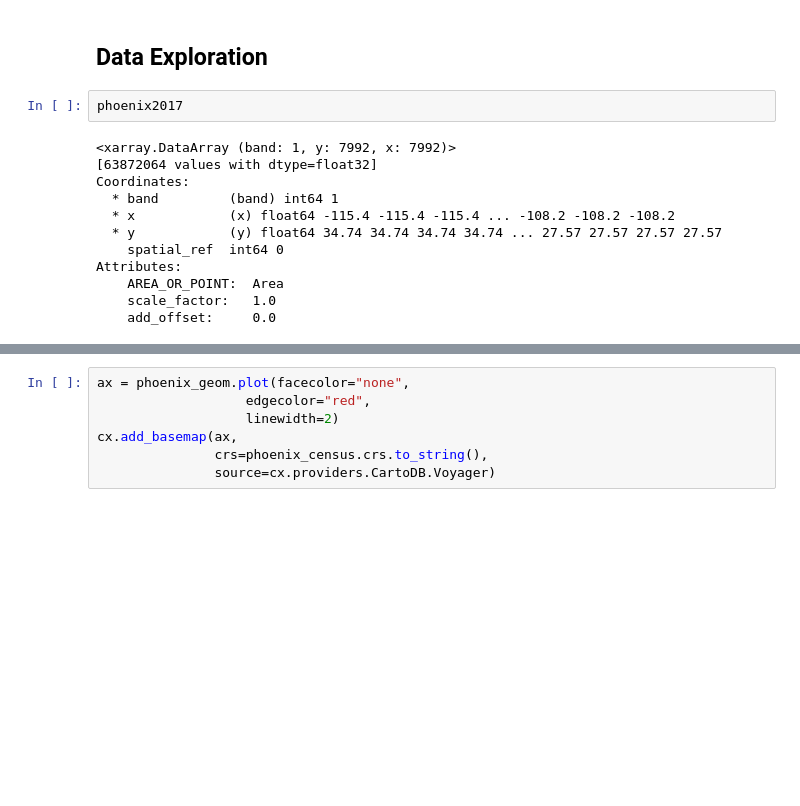
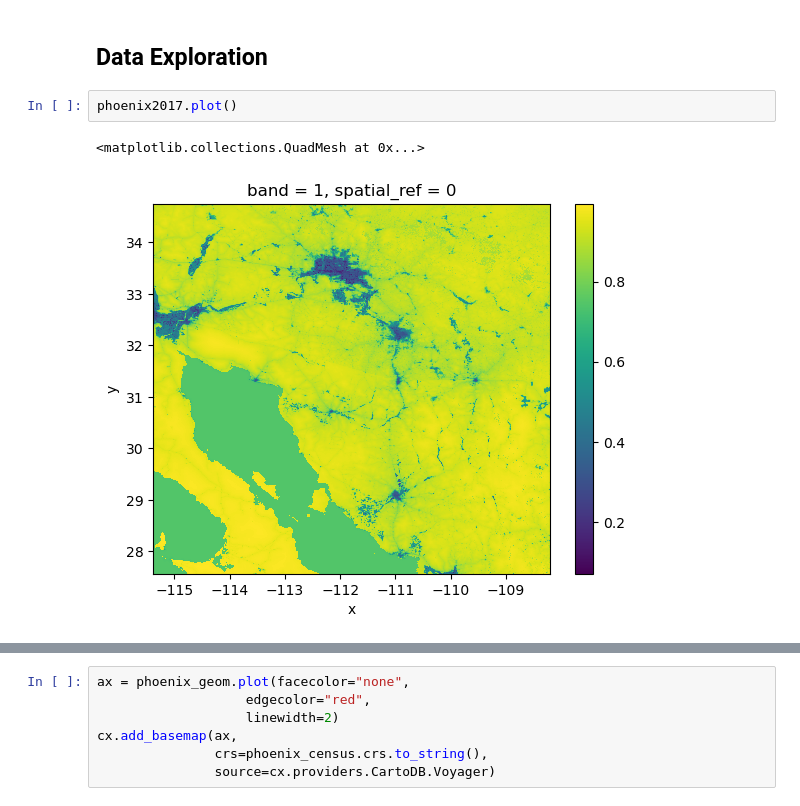
Before and after one commit to shmuir/phoenix-biodiversity-index, a Jupyter notebook: phoenix-biodiversity.ipynb, the cells around one changed output, grey strips where cells are left out. Drawn from its saved outputs; the diff is of its cells as text; blank space fills up the shorter version.

Commit message:
data exploration

```diff
--- a/phoenix-biodiversity.ipynb
+++ b/phoenix-biodiversity.ipynb
@@ -96,17 +96,8 @@ phoenix_geom = phoenix_geom.to_crs(phoenix2017.rio.crs)
 # %% [markdown]
 ## Data Exploration
 # %%
-phoenix2017
+phoenix2017.plot()
 # %% [output]
-<xarray.DataArray (band: 1, y: 7992, x: 7992)>
-[63872064 values with dtype=float32]
-Coordinates:
-  * band         (band) int64 1
-  * x            (x) float64 -115.4 -115.4 -115.4 ... -108.2 -108.2 -108.2
-  * y            (y) float64 34.74 34.74 34.74 34.74 ... 27.57 27.57 27.57 27.57
-    spatial_ref  int64 0
-Attributes:
-    AREA_OR_POINT:  Area
-    scale_factor:   1.0
-    add_offset:     0.0
+<matplotlib.collections.QuadMesh at 0x...>
+[figure, added]
 # %%
```
Also changed, not shown: parts of 4 cells of this notebook.
